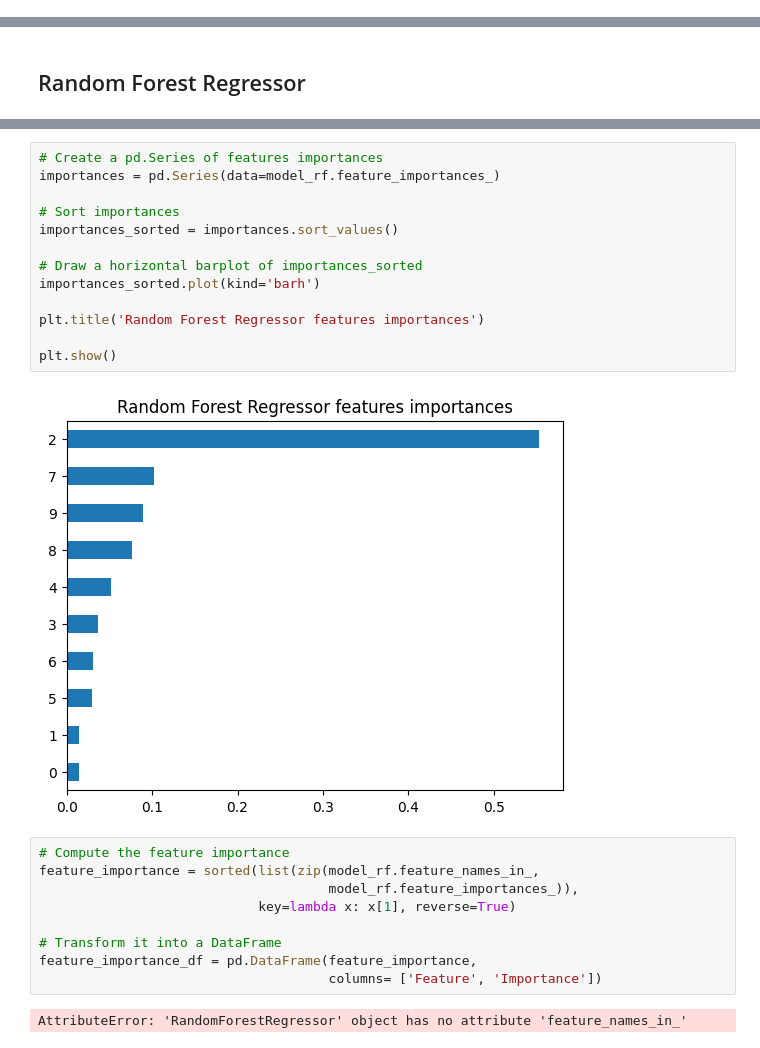
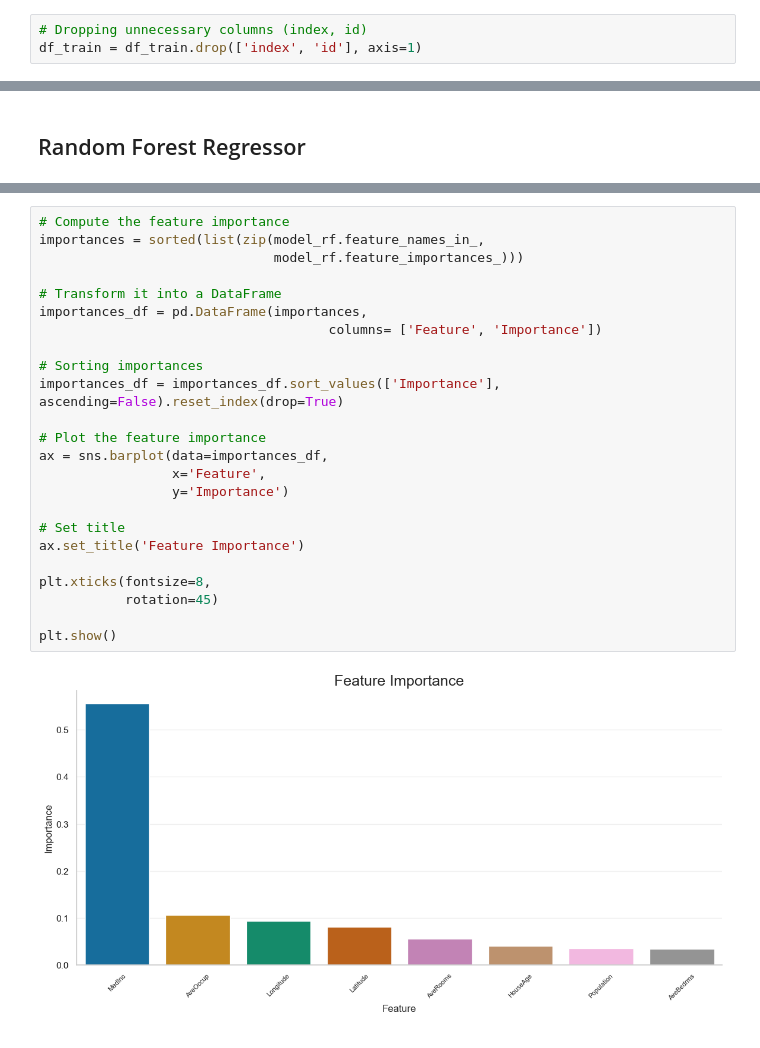
Before and after one commit to ruetha/kaggle_challenges, a Jupyter notebook: notebooks/california_housing_challenge.ipynb, the cells around one changed output, grey strips where cells are left out. Saved outputs shown, nothing was run; the diff lists cells and outputs as text.

```diff
--- a/notebooks/california_housing_challenge.ipynb
+++ b/notebooks/california_housing_challenge.ipynb
@@ -269,6 +269,9 @@ MedHouseVal     0.971032
 dtype: float64
 # %% [markdown]
 ## Preprocessing data before modeling
+# %%
+# Dropping unnecessary columns (index, id)
+df_train = df_train.drop(['index', 'id'], axis=1)
 # %%
 # Saling data with StandardScaler
 scaler = StandardScaler(copy=True,
@@ -341,26 +344,26 @@ Wall time: 11.5 s
-# %%
-# Create a pd.Series of features importances
-importances = pd.Series(data=model_rf.feature_importances_)
-
-# Sort importances
-importances_sorted = importances.sort_values()
-
-# Draw a horizontal barplot of importances_sorted
-importances_sorted.plot(kind='barh')
-
-plt.title('Random Forest Regressor features importances')
-
-plt.show()
-# %% [output]
-[figure, removed]
 # %%
 # Compute the feature importance
-feature_importance = sorted(list(zip(model_rf.feature_names_in_,
-                                     model_rf.feature_importances_)),
-                            key=lambda x: x[1], reverse=True)
+importances = sorted(list(zip(model_rf.feature_names_in_,
+                              model_rf.feature_importances_)))
 
 # Transform it into a DataFrame
-feature_importance_df = pd.DataFrame(feature_importance,
+importances_df = pd.DataFrame(importances,
                                      columns= ['Feature', 'Importance'])
+
+# Sorting importances
+importances_df = importances_df.sort_values(['Importance'], ascending=False).reset_index(drop=True)
+
+# Plot the feature importance
+ax = sns.barplot(data=importances_df,
+                 x='Feature',
+                 y='Importance')
+
+# Set title
+ax.set_title('Feature Importance')
+
+plt.xticks(fontsize=8,
+           rotation=45)
+
+plt.show()
 # %% [output]
-AttributeError: 'RandomForestRegressor' object has no attribute 'feature_names_in_'
+[figure, added]
```
Also changed, not shown: parts of 1 cell of this notebook.
